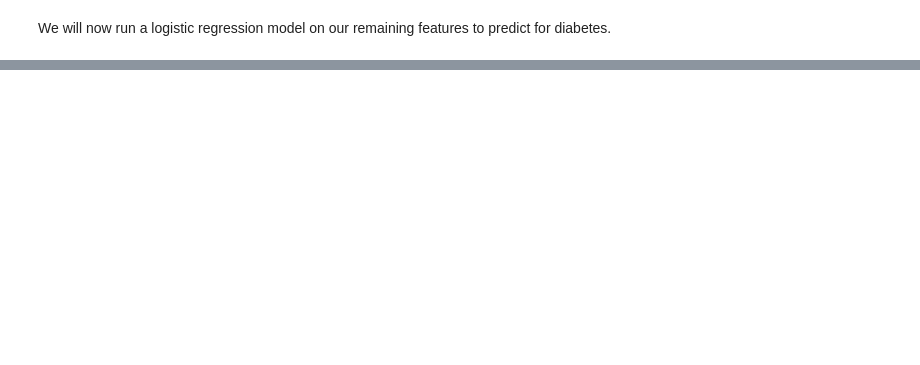
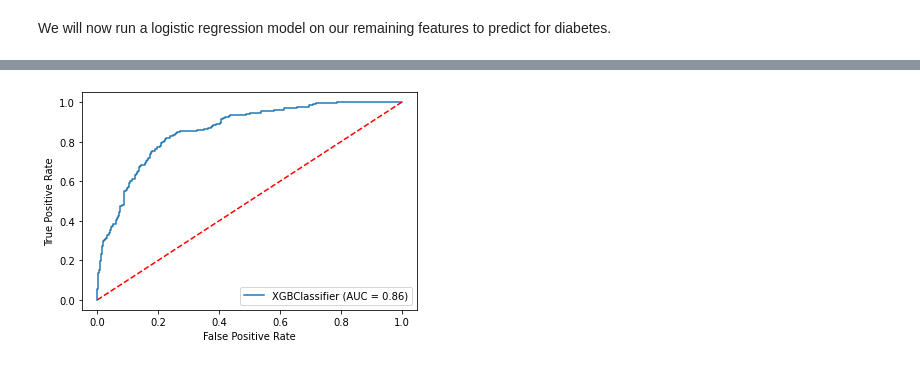
Before and after one commit to iklasky/Springboard, a Jupyter notebook: SecondCapstone/Diabetes_prediction_adults.ipynb, the cells around one changed output, grey strips where cells are left out. Cells and saved outputs as stored; diff of their text form; code cells hidden in the pictures; blank space fills up the shorter version.

Commit message:
xgboost & stratification

```diff
--- a/SecondCapstone/Diabetes_prediction_adults.ipynb
+++ b/SecondCapstone/Diabetes_prediction_adults.ipynb
@@ -390,0 +434,5 @@ Specificity:  0.9893
+# %%
+X_train3, X_test3, y_train3, y_test3 = train_test_split(X, y, test_size=0.25, random_state = 1)
+# %%
+xgboost = XGBClassifier()
+xgboost.fit(X_train3, y_train3)
@@ -390,0 +468,6 @@ Specificity:  0.9893
+# %%
+plot_roc_curve(xgboost, X_test3, y_test3)
+plt.plot([0, 1], [0, 1],'r--')
+plt.show()
+# %% [output]
+[figure, added]
```
Also changed, not shown: parts of 28 cells of this notebook.
